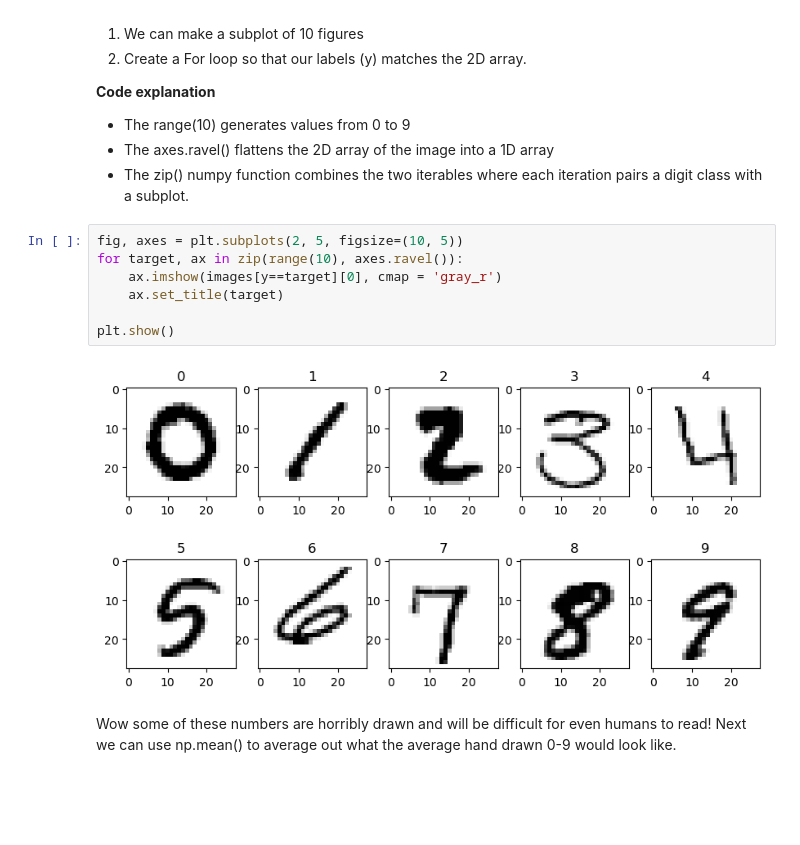
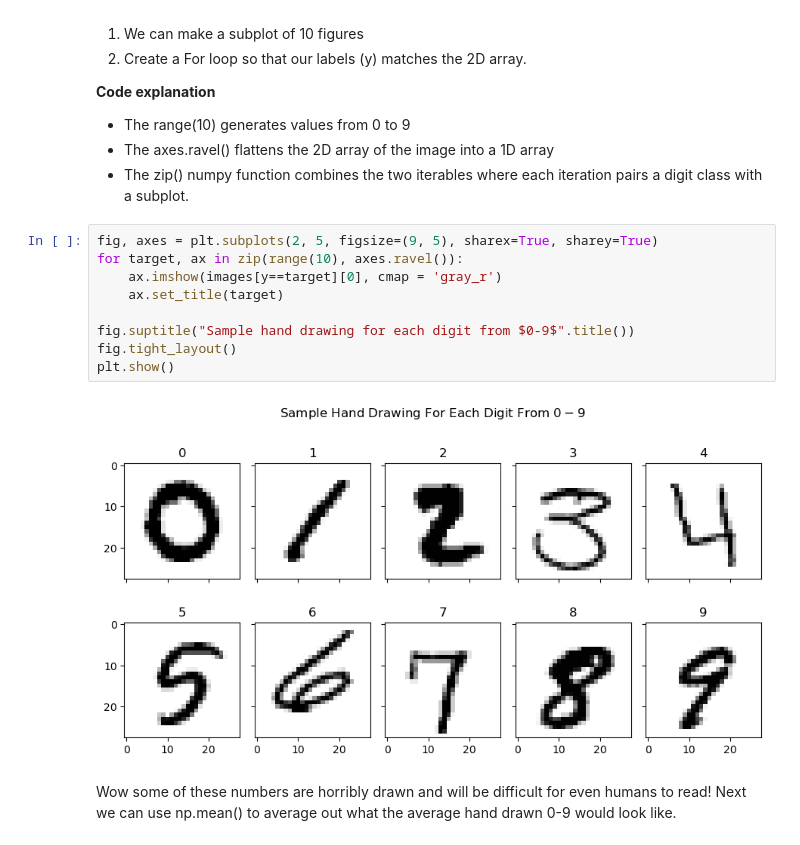
Before and after one commit to clem21chan/MNIST_Digit_Recognizer, a Jupyter notebook: Notebooks/MNIST_Digit_Recognizer.ipynb, the cells around one changed output. Drawn from its saved outputs; the diff is of its cells as text; blank space fills up the shorter version.

```diff
--- a/Notebooks/MNIST_Digit_Recognizer.ipynb
+++ b/Notebooks/MNIST_Digit_Recognizer.ipynb
@@ -153,14 +153,16 @@ For our first hand drawn image, this definitely looks like a 1. Next, we will it
 - The axes.ravel() flattens the 2D array of the image into a 1D array
 - The zip() numpy function combines the two iterables where each iteration pairs a digit class with a subplot.
 # %%
-fig, axes = plt.subplots(2, 5, figsize=(10, 5))
+fig, axes = plt.subplots(2, 5, figsize=(9, 5), sharex=True, sharey=True)
 for target, ax in zip(range(10), axes.ravel()):
     ax.imshow(images[y==target][0], cmap = 'gray_r')
     ax.set_title(target)
 
+fig.suptitle("Sample hand drawing for each digit from $0-9$".title())
+fig.tight_layout()
 plt.show()
 # %% [output]
-[figure, old version]
+[figure, new version]
 # %% [markdown]
 Wow some of these numbers are horribly drawn and will be difficult for even humans to read! Next we can use np.mean() to average out what the average hand drawn 0-9 would look like.
 # %%
```
Also changed, not shown: parts of 16 cells of this notebook.
